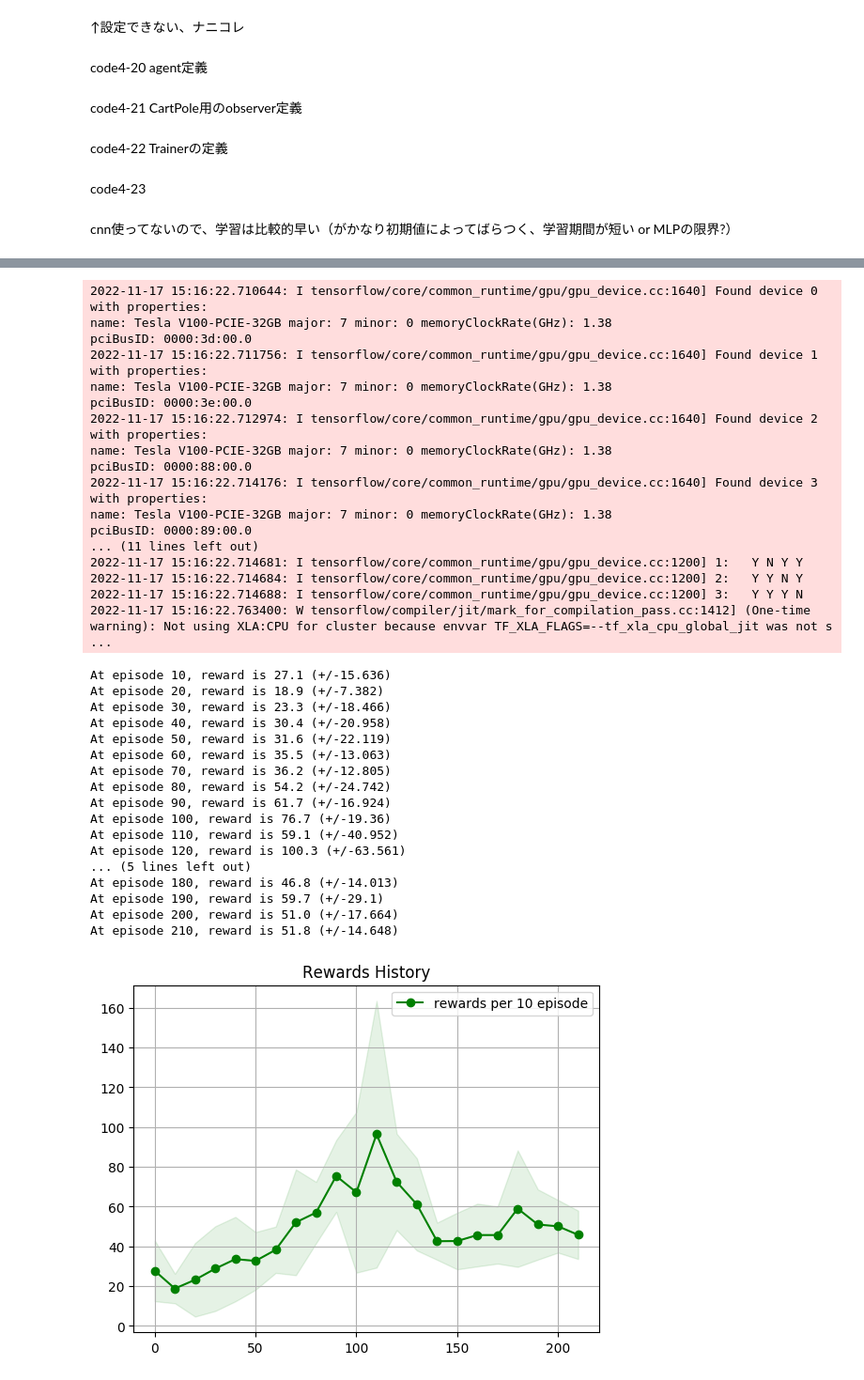
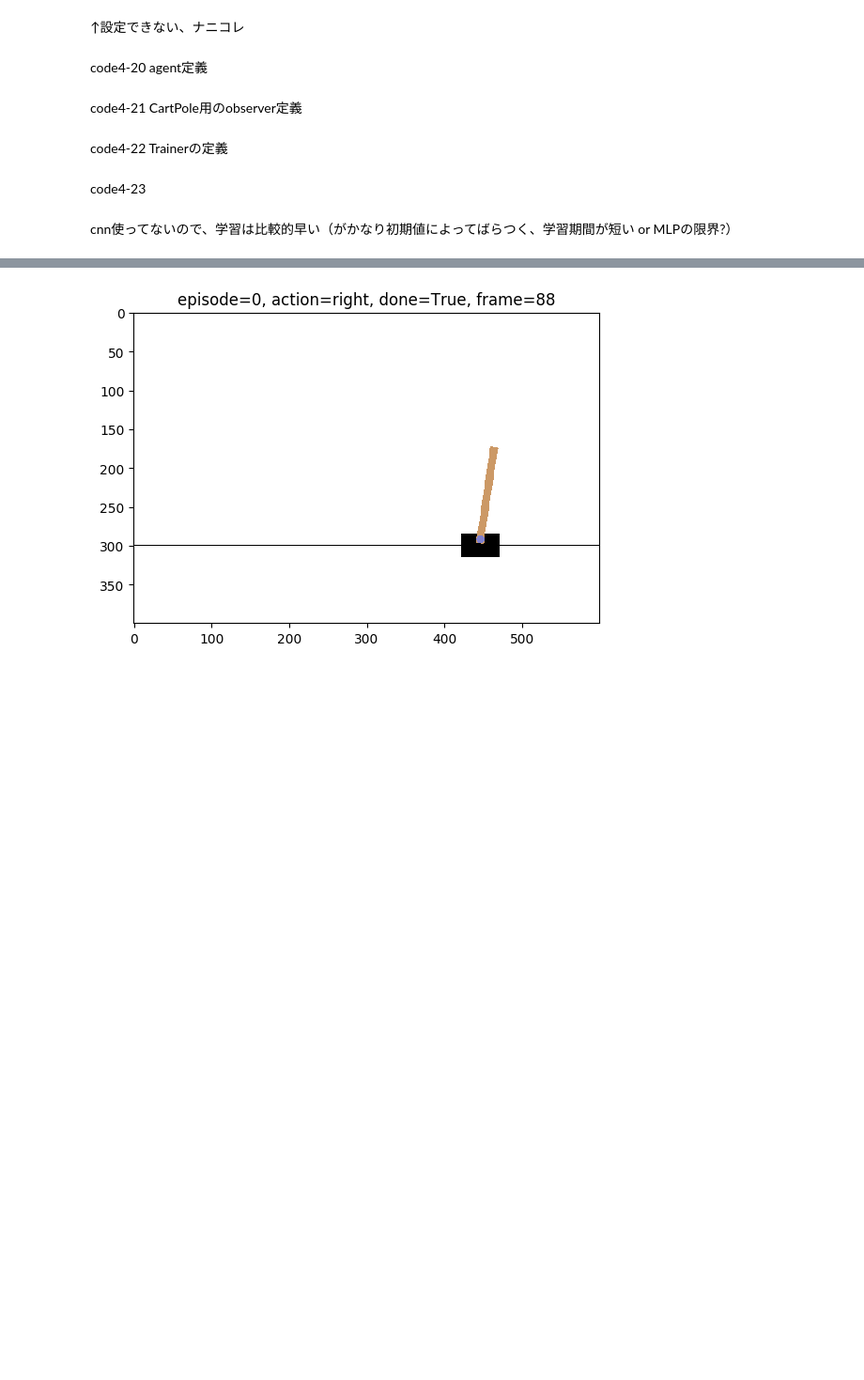
Before and after one commit to kenta608/baby-steps-of-rl, a Jupyter notebook: notebooks/day4-4_PolicyGradient.ipynb, the cells around one changed output, grey strips where cells are left out. Shown: that part at 94% size. Cells and saved outputs as stored; diff of their text form; code cells hidden in the pictures; blank space fills up the shorter version.

Commit message:
[Add ] play

```diff
--- a/notebooks/day4-4_PolicyGradient.ipynb
+++ b/notebooks/day4-4_PolicyGradient.ipynb
@@ -173,9 +173,7 @@ class PolicyGradientAgent(FNAgent):
             play_num = 1
             while not done:
                 # 毎回レンダリングすると遅くなるので最初の50回は毎回レンダリングし、その後は50回おきにする
-                if render and (cnt <= 50):
-                    env.render()
-                elif render and (cnt % 50 == 0) and (cnt > 50):
+                if render and (cnt % 5 == 0):
                     env.render()
                 a = self.policy(s)
                 n_state, reward, done, info = env.step(a)
@@ -279,6 +277,6 @@ if __name__ == "__main__":
     parser.add_argument("--play", action="store_true",
                         help="play with trained model")
     # args=[]で学習, args=["--play"]で学習したモデルで遊べる
-    args = parser.parse_args(args=[])
+    args = parser.parse_args(args=["--play"])
     main(args.play)
 # %% [output]
@@ -292,35 +284 @@ Done initialization. From now, begin trainning!
-2022-11-17 15:16:22.710644: I tensorflow/core/common_runtime/gpu/gpu_device.cc:1640] Found device 0 with properties:
-name: Tesla V100-PCIE-32GB major: 7 minor: 0 memoryClockRate(GHz): 1.38
-pciBusID: 0000:3d:00.0
-2022-11-17 15:16:22.711756: I tensorflow/core/common_runtime/gpu/gpu_device.cc:1640] Found device 1 with properties:
-name: Tesla V100-PCIE-32GB major: 7 minor: 0 memoryClockRate(GHz): 1.38
-pciBusID: 0000:3e:00.0
-2022-11-17 15:16:22.712974: I tensorflow/core/common_runtime/gpu/gpu_device.cc:1640] Found device 2 with properties:
-name: Tesla V100-PCIE-32GB major: 7 minor: 0 memoryClockRate(GHz): 1.38
-pciBusID: 0000:88:00.0
-2022-11-17 15:16:22.714176: I tensorflow/core/common_runtime/gpu/gpu_device.cc:1640] Found device 3 with properties:
-name: Tesla V100-PCIE-32GB major: 7 minor: 0 memoryClockRate(GHz): 1.38
-pciBusID: 0000:89:00.0
-... (11 lines left out)
-2022-11-17 15:16:22.714681: I tensorflow/core/common_runtime/gpu/gpu_device.cc:1200] 1:   Y N Y Y
-2022-11-17 15:16:22.714684: I tensorflow/core/common_runtime/gpu/gpu_device.cc:1200] 2:   Y Y N Y
-2022-11-17 15:16:22.714688: I tensorflow/core/common_runtime/gpu/gpu_device.cc:1200] 3:   Y Y Y N
-2022-11-17 15:16:22.763400: W tensorflow/compiler/jit/mark_for_compilation_pass.cc:1412] (One-time warning): Not using XLA:CPU for cluster because envvar TF_XLA_FLAGS=--tf_xla_cpu_global_jit was not s ...
-At episode 10, reward is 27.1 (+/-15.636)
-At episode 20, reward is 18.9 (+/-7.382)
-At episode 30, reward is 23.3 (+/-18.466)
-At episode 40, reward is 30.4 (+/-20.958)
-At episode 50, reward is 31.6 (+/-22.119)
-At episode 60, reward is 35.5 (+/-13.063)
-At episode 70, reward is 36.2 (+/-12.805)
-At episode 80, reward is 54.2 (+/-24.742)
-At episode 90, reward is 61.7 (+/-16.924)
-At episode 100, reward is 76.7 (+/-19.36)
-At episode 110, reward is 59.1 (+/-40.952)
-At episode 120, reward is 100.3 (+/-63.561)
-... (5 lines left out)
-At episode 180, reward is 46.8 (+/-14.013)
-At episode 190, reward is 59.7 (+/-29.1)
-At episode 200, reward is 51.0 (+/-17.664)
-At episode 210, reward is 51.8 (+/-14.648)
-[figure, old version]
+[figure, new version]
```
Also changed, not shown: parts of 2 cells of this notebook, 1 other file.
